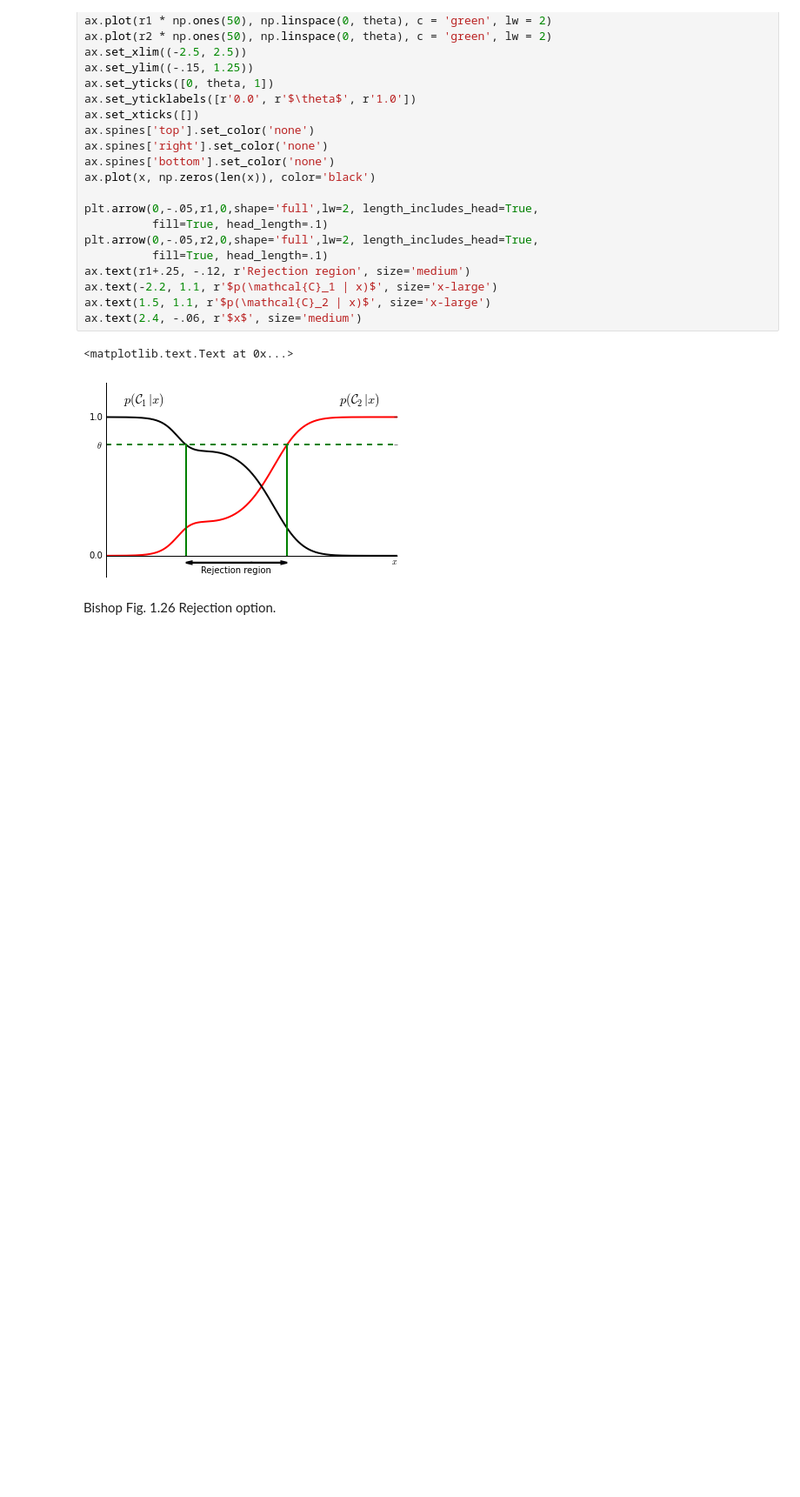
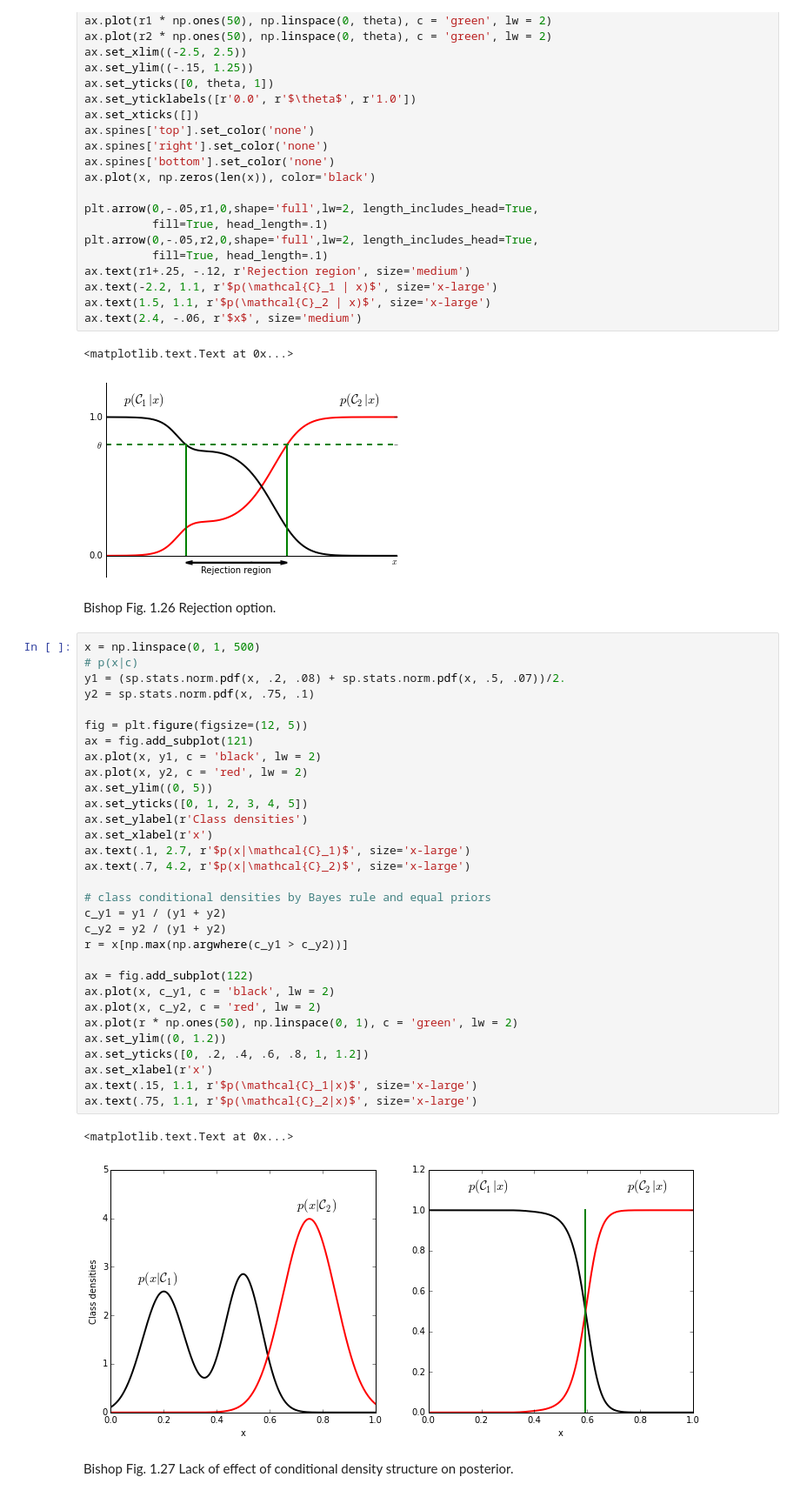
Before and after one commit to andrely/ipython-notebooks, a Jupyter notebook: Bishop - chapter 1.ipynb, the cells around one changed output. Shown at 87% size. Cells and saved outputs as stored; diff of their text form; blank space fills up the shorter version.

Commit message:
Another plot.

```diff
--- a/Bishop - chapter 1.ipynb
+++ b/Bishop - chapter 1.ipynb
@@ -856,3 +856,39 @@ ax.text(2.4, -.06, r'$x$', size='medium')
 [figure]
 # %% [markdown]
 Bishop Fig. 1.26 Rejection option.
+# %%
+x = np.linspace(0, 1, 500)
+# p(x|c)
+y1 = (sp.stats.norm.pdf(x, .2, .08) + sp.stats.norm.pdf(x, .5, .07))/2.
+y2 = sp.stats.norm.pdf(x, .75, .1)
+
+fig = plt.figure(figsize=(12, 5))
+ax = fig.add_subplot(121)
+ax.plot(x, y1, c = 'black', lw = 2)
+ax.plot(x, y2, c = 'red', lw = 2)
+ax.set_ylim((0, 5))
+ax.set_yticks([0, 1, 2, 3, 4, 5])
+ax.set_ylabel(r'Class densities')
+ax.set_xlabel(r'x')
+ax.text(.1, 2.7, r'$p(x|\mathcal{C}_1)$', size='x-large')
+ax.text(.7, 4.2, r'$p(x|\mathcal{C}_2)$', size='x-large')
+
+# class conditional densities by Bayes rule and equal priors
+c_y1 = y1 / (y1 + y2)
+c_y2 = y2 / (y1 + y2)
+r = x[np.max(np.argwhere(c_y1 > c_y2))]
+
+ax = fig.add_subplot(122)
+ax.plot(x, c_y1, c = 'black', lw = 2)
+ax.plot(x, c_y2, c = 'red', lw = 2)
+ax.plot(r * np.ones(50), np.linspace(0, 1), c = 'green', lw = 2)
+ax.set_ylim((0, 1.2))
+ax.set_yticks([0, .2, .4, .6, .8, 1, 1.2])
+ax.set_xlabel(r'x')
+ax.text(.15, 1.1, r'$p(\mathcal{C}_1|x)$', size='x-large')
+ax.text(.75, 1.1, r'$p(\mathcal{C}_2|x)$', size='x-large')
+# %% [output]
+<matplotlib.text.Text at 0x...>
+[figure, added]
+# %% [markdown]
+Bishop Fig. 1.27 Lack of effect of conditional density structure on posterior.
```
